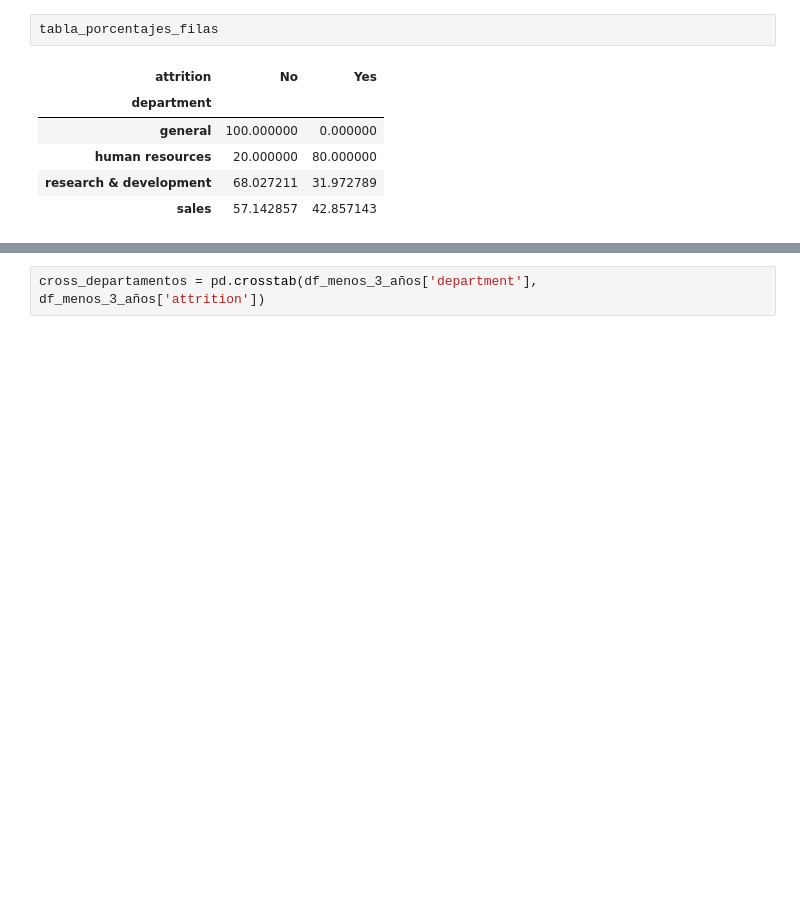
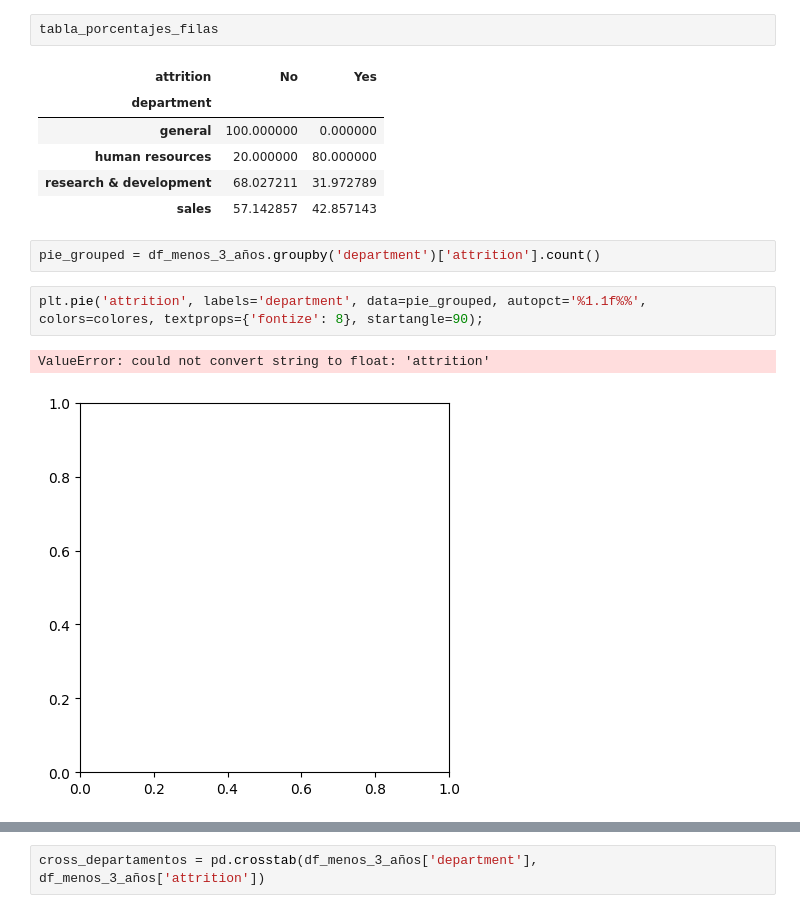
Before and after one commit to FiSaRaff/project-da-promo-k-modulo-3-team-2, a Jupyter notebook: notebooks/ab_testing.ipynb, the cells around one changed output, grey strips where cells are left out. Cells and saved outputs as stored; diff of their text form; blank space fills up the shorter version.

```diff
--- a/notebooks/ab_testing.ipynb
+++ b/notebooks/ab_testing.ipynb
@@ -349,3 +351,10 @@ tabla_porcentajes_filas
 | human resources | 20.000000 | 80.000000 |
 | research & development | 68.027211 | 31.972789 |
 | sales | 57.142857 | 42.857143 |
+# %%
+pie_grouped = df_menos_3_años.groupby('department')['attrition'].count()
+# %%
+plt.pie('attrition', labels='department', data=pie_grouped, autopct='%1.1f%%', colors=colores, textprops={'fontize': 8}, startangle=90);
+# %% [output]
+ValueError: could not convert string to float: 'attrition'
+[figure, added]
```
Also changed, not shown: parts of 4 cells of this notebook.
